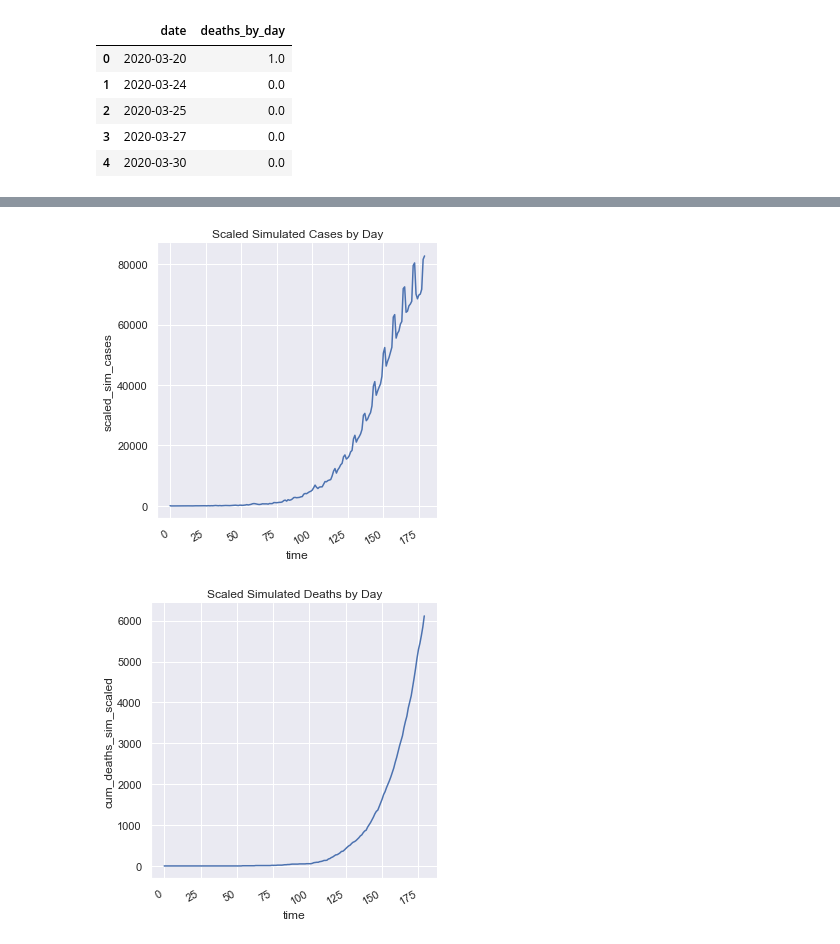
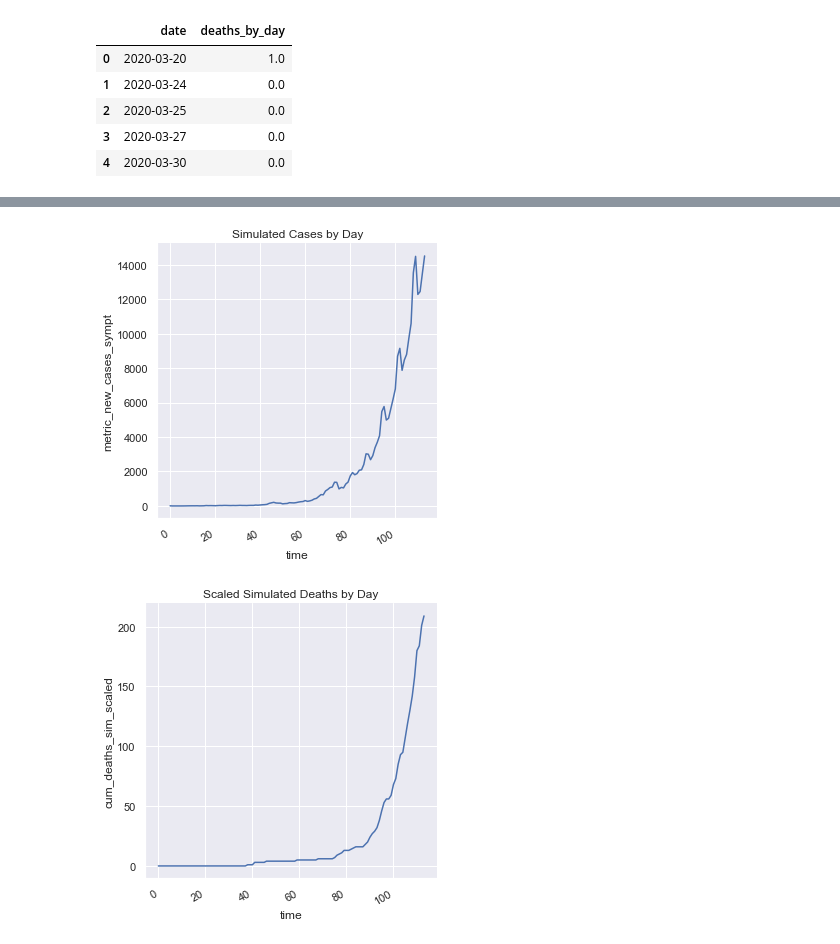
Before and after one commit to dime-worldbank/Disease-Modelling-SSA, a Jupyter notebook: notebooks/Comparisons_on_single_run_sa_v3.ipynb, the cells around one changed output, grey strips where cells are left out. Saved outputs shown, nothing was run; the diff lists cells and outputs as text; code cells hidden in the pictures.

```diff
--- a/notebooks/Comparisons_on_single_run_sa_v3.ipynb
+++ b/notebooks/Comparisons_on_single_run_sa_v3.ipynb
@@ -51,8 +51,8 @@ Please note that it is TAB DELIMITED - if your data is not, then you will need t
 # set my path when running the file from here
 
 # read and clean the data
-results_filename = (path_output+'larger_samples/exportMe_780_180_023_20p.txt')
-output_filename = ('780_180_023_20p')
+results_filename = (path_output+'larger_samples/exportMe_1017_180_016_50p.txt')
+output_filename = ('1017_180_016_50p')
 r_data = pd.read_csv(results_filename, sep='\t')
 r_data['districtId'] = [int(str(x).split('_')[1]) for x in r_data["myId"]] # she is renaming districtid myId
 r_data.head()
@@ -179,9 +180,9 @@ plt.plot(x_lin_reg, y_lin_reg, c='r')
 # Create a dataset of the total number of cases by district and by day in sim
 
 # create a scaled up variable of cases and deaths x20
-r_data['scaled_sim_cases']=r_data['metric_new_cases_sympt'] *20
-r_data['scaled_sim_deaths']=r_data['metric_new_deaths' ] *20
-r_data['scaled_cum_deaths']=r_data['metric_died_count']*20
+r_data['scaled_sim_cases']=r_data['metric_new_cases_sympt'] *2
+r_data['scaled_sim_deaths']=r_data['metric_new_deaths' ] *2
+r_data['scaled_cum_deaths']=r_data['metric_died_count']*2
 
 r_data.head()
 # %% [output]
@@ -348,11 +388,11 @@ nat_daily_sim.to_csv(path_output+'nat_daily_sim.csv')
 # %%
 # join the real and sim data
-real_plus_sim=nat_daily_sim.join(comb_data, lsuffix='_sim', rsuffix='real')
+real_plus_sim=pd.concat([nat_daily_sim, comb_data], axis=1)
 
 # create a scaled up variable of cases and deaths x20
-real_plus_sim['scaled_sim_cases']=real_plus_sim['metric_new_cases_sympt'] *5
-real_plus_sim['scaled_sim_deaths']=real_plus_sim['metric_new_deaths' ] *5
-real_plus_sim['scaled_cum_deaths']=real_plus_sim['metric_died_count']*5
+real_plus_sim['scaled_sim_cases']=real_plus_sim['metric_new_cases_sympt']
+real_plus_sim['scaled_sim_deaths']=real_plus_sim['metric_new_deaths' ]
+real_plus_sim['scaled_cum_deaths']=real_plus_sim['metric_died_count']
 
 
 # create the cumulative variable for sim deaths
@@ -362,5 +402,6 @@ real_plus_sim['cum_deaths_sim_scaled']=real_plus_sim['scaled_sim_deaths'].cumsum
 
 real_plus_sim= real_plus_sim[['date', 'cases_by_day', 'metric_new_cases_sympt', 'scaled_sim_cases', 'deaths_by_day', 'cum_deaths', 'metric_new_deaths', 'metric_died_count', 'scaled_sim_deaths', 'cum_deaths_sim', 'cum_deaths_sim_scaled']]
 real_plus_sim.to_csv(path_output+'real_plus_sim_'+ output_filename +'.csv')
-real_plus_sim.describe()
+real_plus_sim.index.name="time"
+real_plus_sim.head()
 # %% [output]
@@ -376,15 +415,15 @@ real_plus_sim.describe()
 # %%
-g = sns.relplot(x="time", y="scaled_sim_cases", kind="line", data=real_plus_sim).set(title="Scaled Simulated Cases by Day")
+g = sns.relplot(x="time", y="metric_new_cases_sympt", kind="line", data=real_plus_sim).set(title="Simulated Cases by Day")
 g.fig.autofmt_xdate()
-g.savefig('../data/output/plots/sim_scaled_cases_'+ output_filename + '.png')
+g.savefig('../data/output/plots/sim_cases_'+ output_filename + '.png')
 # %% [output]
-[figure, old version]
+[figure, new version]
 # %%
 g = sns.relplot(x="time", y="cum_deaths_sim_scaled", kind="line", data=real_plus_sim).set(title="Scaled Simulated Deaths by Day")
 g.fig.autofmt_xdate()
 g.savefig('../data/output/plots/sim_scaled_deaths_'+output_filename +'.png')
 # %% [output]
-[figure, old version]
+[figure, new version]
 # %%
 
 fig, ax1 = plt.subplots(figsize=(20,8))
```
Also changed, not shown: parts of 19 cells of this notebook, 8 other files.
